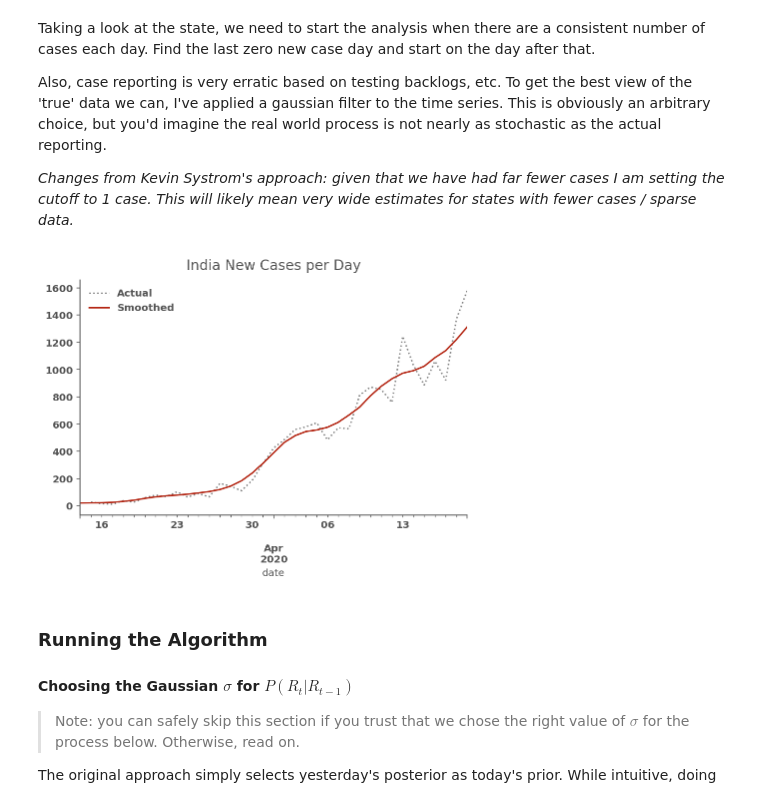
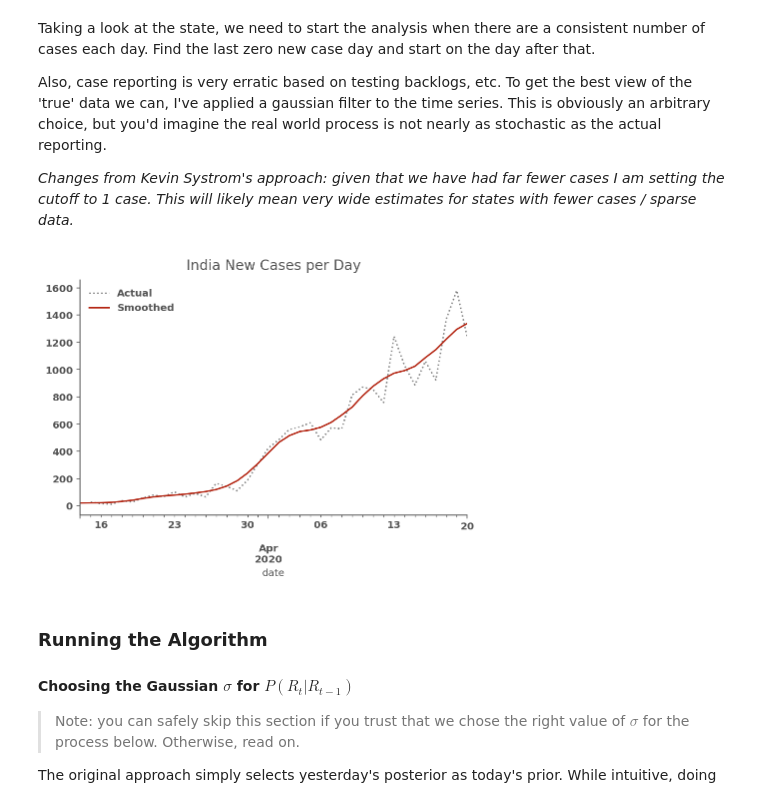
Before and after one commit to stochastix/covid-19, a Jupyter notebook: Realtime R0.ipynb, the cells around one changed output. Cells and saved outputs as stored; diff of their text form; code cells hidden in the pictures.

```diff
--- a/Realtime R0.ipynb
+++ b/Realtime R0.ipynb
@@ -323,7 +323,7 @@ for row in daily_data:
         #this_date = datetime.strftime(datetime.strptime(row['date'], '%d-%b-%y'), '%Y-%m-%d')
         this_date = datetime.strptime(row['date'], '%d-%b-%y').date()
         for item in row.keys():
-            if not item in non_state_keys:
+            if not item in non_state_keys and not this_date == datetime.today().date():
                 states_data.append([
                                     state_names[item],
                                     this_date,
@@ -394,39 +393,39 @@ _Changes from Kevin Systrom's approach: given that we have had far fewer cases I
 # %%
 state_name = 'India'
 
-def prepare_cases(cases, cutoff=10):
+def prepare_cases(cases, cutoff=1):
     new_cases = cases.diff()
 
     smoothed = new_cases.rolling(7,
         win_type='gaussian',
         min_periods=1,
         center=True).mean(std=2).round()
 
     idx_start = np.searchsorted(smoothed, cutoff)
 
     smoothed = smoothed.iloc[idx_start:]
     original = new_cases.loc[smoothed.index]
 
     return original, smoothed
 
 cases = states.xs(state_name).rename(f"{state_name} cases")
 
 original, smoothed = prepare_cases(cases)
 
 original.plot(title=f"{state_name} New Cases per Day",
                c='k',
                linestyle=':',
                alpha=.5,
                label='Actual',
                legend=True,
              figsize=(500/72, 300/72))
 
 ax = smoothed.plot(label='Smoothed',
                    legend=True)
 
 ax.get_figure().set_facecolor('w')
 # %% [output]
-[figure, old version]
+[figure, new version]
 # %% [markdown]
 ### Running the Algorithm
 
```
Also changed, not shown: parts of 13 cells of this notebook.
